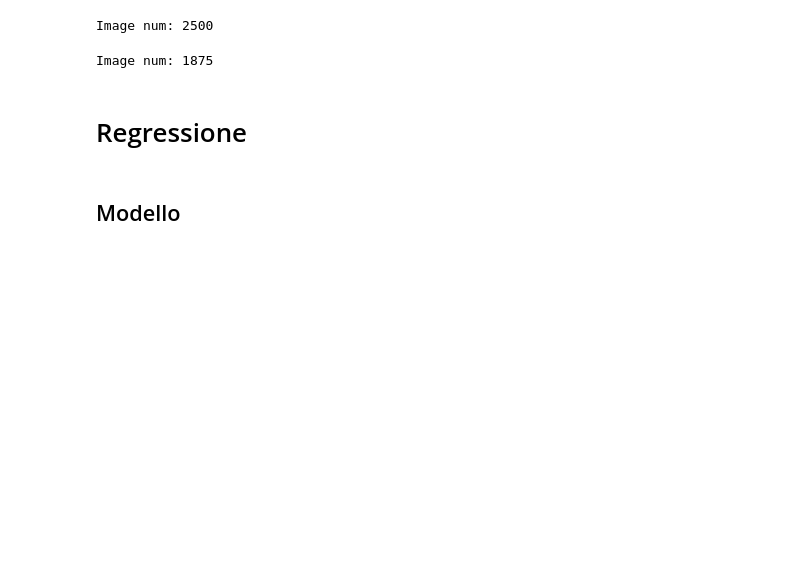
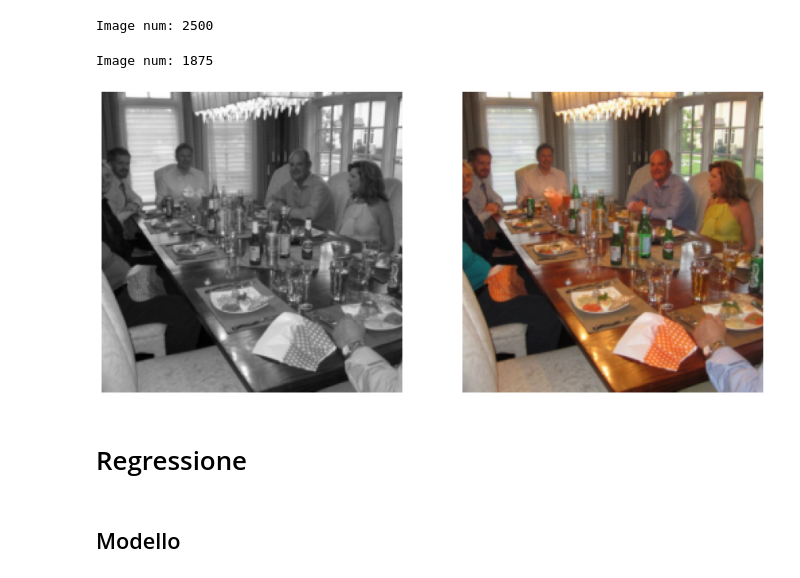
Before and after one commit to ElenaBianchini/ColoringGrayscaleImages, a Jupyter notebook: ProgettoLabIA.ipynb, the cells around one changed output. Drawn from its saved outputs; the diff is of its cells as text; code cells hidden in the pictures; blank space fills up the shorter version.

```diff
--- a/ProgettoLabIA.ipynb
+++ b/ProgettoLabIA.ipynb
@@ -107,6 +107,21 @@ val_dataloader = torch.utils.data.DataLoader(val_dataset, batch_size=batch_size,
 # %%
 test_dataset = ImageDataset(test_list)
 test_dataloader = torch.utils.data.DataLoader(test_dataset, batch_size=batch_size, shuffle=True)
+# %%
+for i, (img, img_ab, img_gray) in enumerate(test_dataloader):
+  gray = img_gray[0].squeeze().numpy()
+  ab = img_ab[0].numpy().transpose(1,2,0)
+  real = img[0].numpy().transpose(1,2,0).astype(int)
+  f, ax = plt.subplots(1,2)
+  f.set_size_inches(15, 15)
+  ax[0].imshow(gray, cmap='gray')
+  #ax[1].imshow(ab)
+  ax[1].imshow(real)
+  ax[0].axis('off'),ax[1].axis('off')
+  plt.show()
+  break
+# %% [output]
+[figure, added]
 # %% [markdown]
 # Regressione
 # %% [markdown]
```
Also changed, not shown: parts of 5 cells of this notebook.
